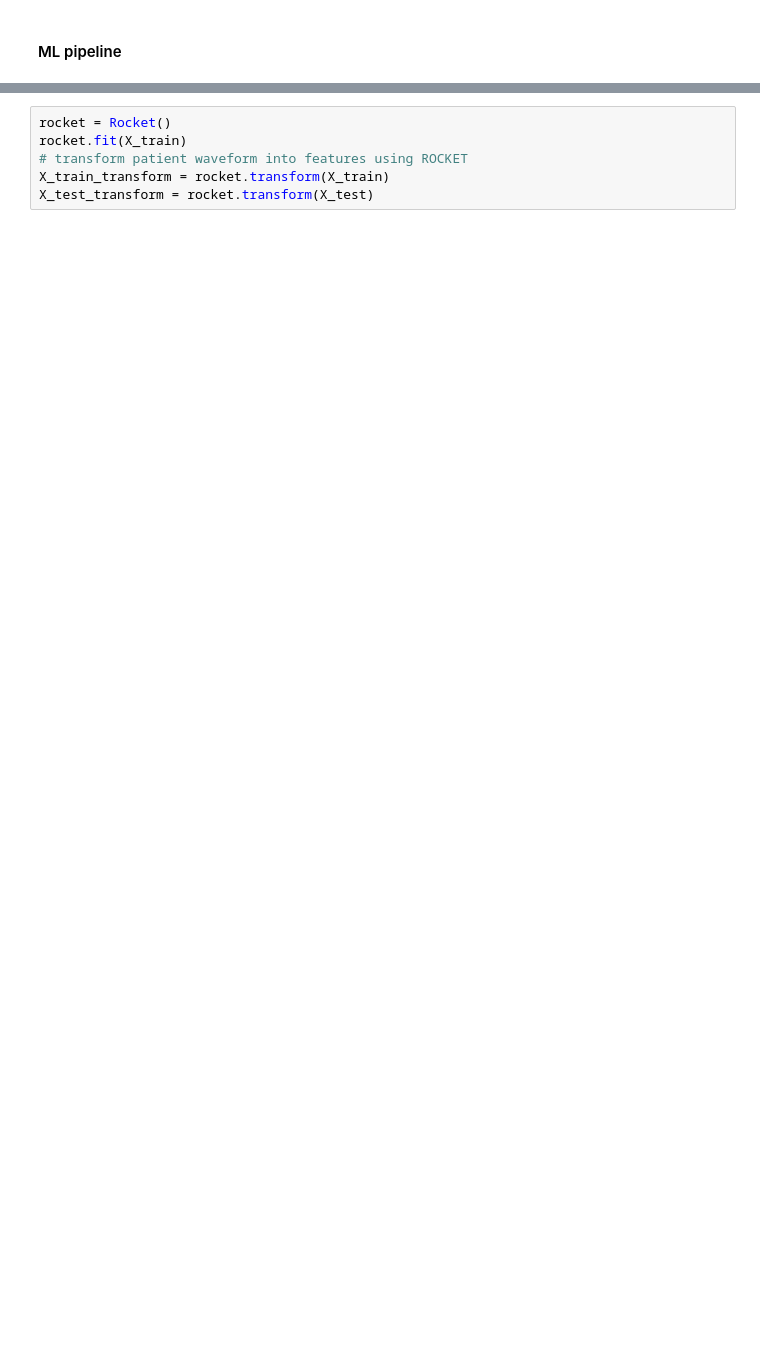
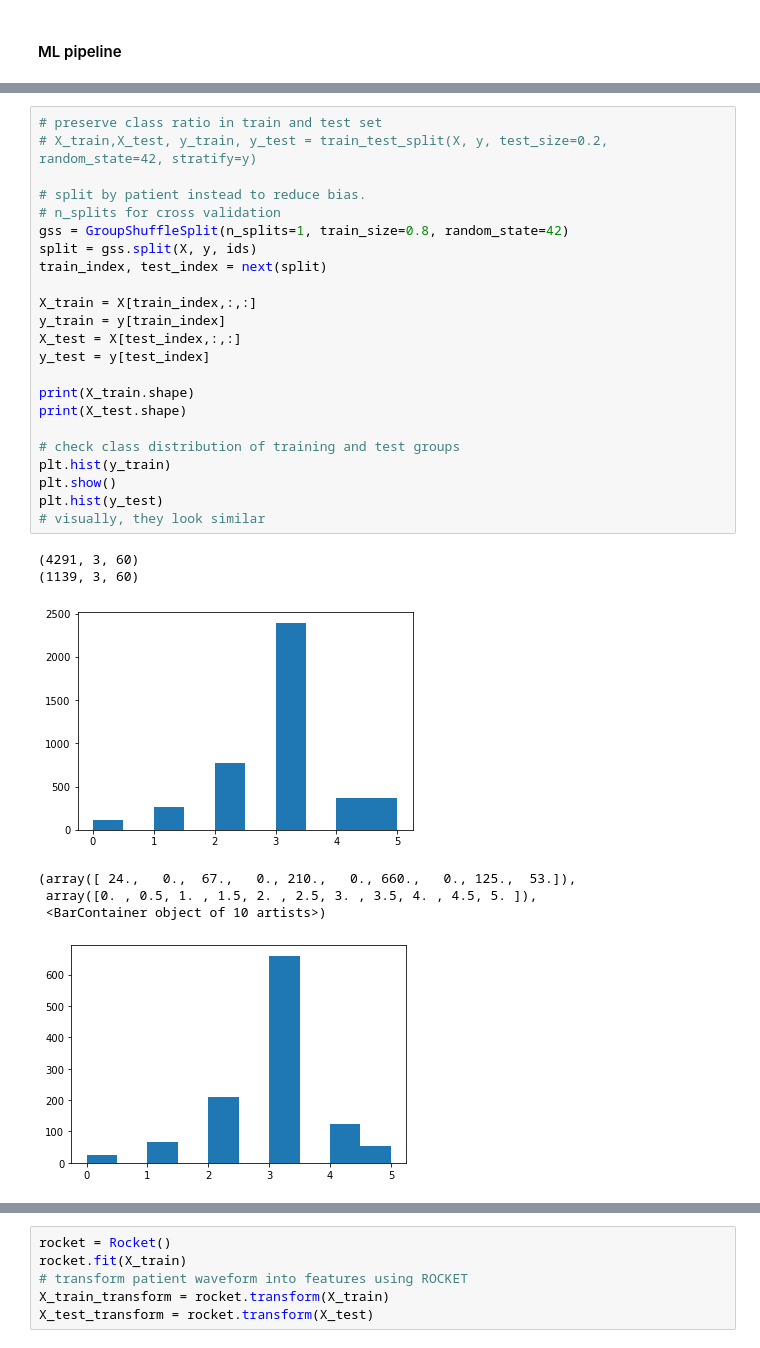
Before and after one commit to fyng/PedAccel, a Jupyter notebook: JHU SAFE/ML_optimization.ipynb, the cells around one changed output, grey strips where cells are left out. Drawn from its saved outputs; the diff is of its cells as text; blank space fills up the shorter version.

```diff
--- a/JHU SAFE/ML_optimization.ipynb
+++ b/JHU SAFE/ML_optimization.ipynb
@@ -253,0 +234,31 @@ New idea: upsample rare classes
+# %%
+# preserve class ratio in train and test set
+# X_train,X_test, y_train, y_test = train_test_split(X, y, test_size=0.2, random_state=42, stratify=y)
+
+# split by patient instead to reduce bias.
+# n_splits for cross validation
+gss = GroupShuffleSplit(n_splits=1, train_size=0.8, random_state=42)
+split = gss.split(X, y, ids)
+train_index, test_index = next(split)
+
+X_train = X[train_index,:,:]
+y_train = y[train_index]
+X_test = X[test_index,:,:]
+y_test = y[test_index]
+
+print(X_train.shape)
+print(X_test.shape)
+
+# check class distribution of training and test groups
+plt.hist(y_train)
+plt.show()
+plt.hist(y_test)
+# visually, they look similar
+# %% [output]
+(4291, 3, 60)
+(1139, 3, 60)
+[figure, added]
+(array([ 24.,   0.,  67.,   0., 210.,   0., 660.,   0., 125.,  53.]),
+ array([0. , 0.5, 1. , 1.5, 2. , 2.5, 3. , 3.5, 4. , 4.5, 5. ]),
+ <BarContainer object of 10 artists>)
+[figure, added]
```
Also changed, not shown: parts of 26 cells of this notebook.
